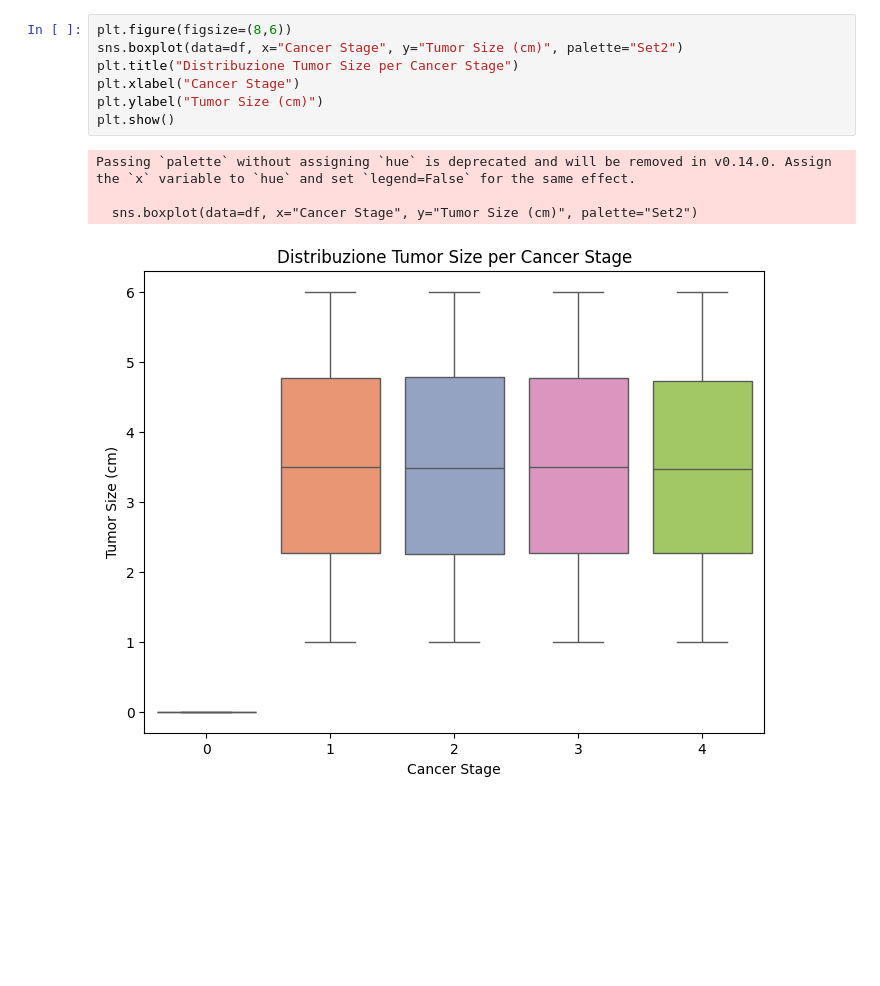
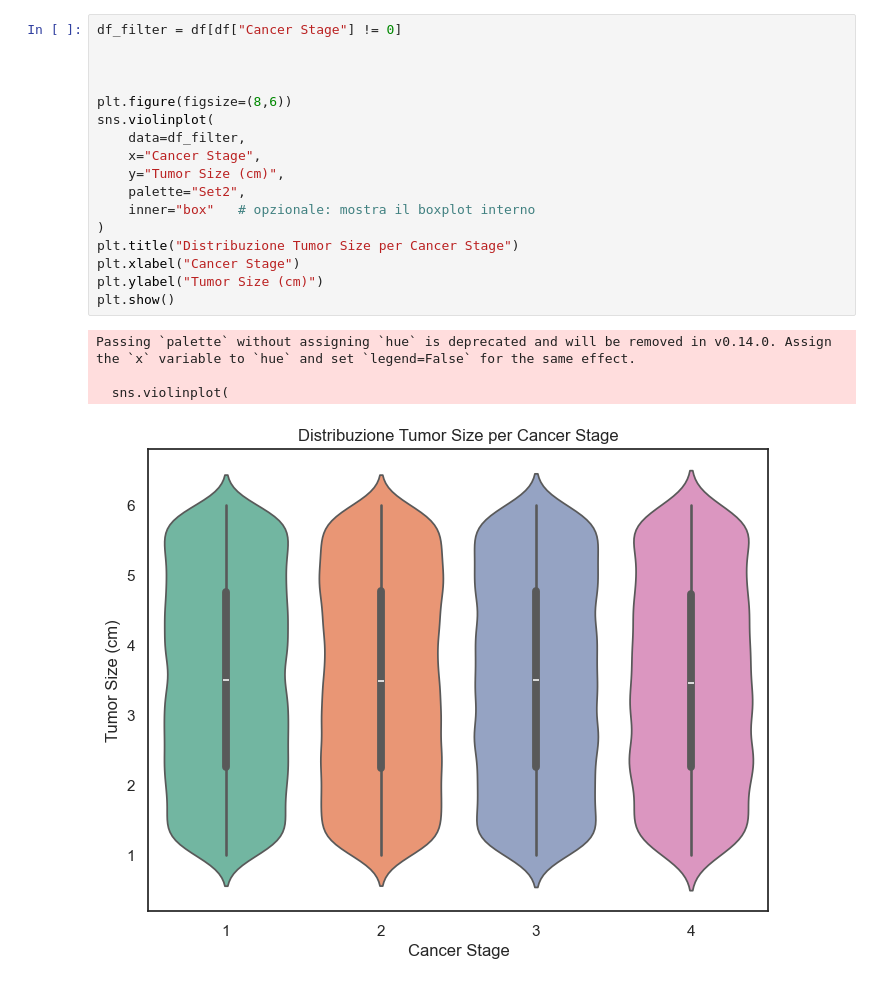
Before and after one commit to andreeriga/Scientific-Visualization-Magistrale, a Jupyter notebook: notebooks/oral.ipynb, the cells around one changed output. Drawn from its saved outputs; the diff is of its cells as text; blank space fills up the shorter version.

```diff
--- a/notebooks/oral.ipynb
+++ b/notebooks/oral.ipynb
@@ -61,15 +88,25 @@ plt.show()
 # %%
+df_filter = df[df["Cancer Stage"] != 0]
+
+
+
 plt.figure(figsize=(8,6))
-sns.boxplot(data=df, x="Cancer Stage", y="Tumor Size (cm)", palette="Set2")
+sns.violinplot(
+    data=df_filter,
+    x="Cancer Stage",
+    y="Tumor Size (cm)",
+    palette="Set2",
+    inner="box"   # opzionale: mostra il boxplot interno
+)
 plt.title("Distribuzione Tumor Size per Cancer Stage")
 plt.xlabel("Cancer Stage")
 plt.ylabel("Tumor Size (cm)")
 plt.show()
 # %% [output]
 Passing `palette` without assigning `hue` is deprecated and will be removed in v0.14.0. Assign the `x` variable to `hue` and set `legend=False` for the same effect.
 
-  sns.boxplot(data=df, x="Cancer Stage", y="Tumor Size (cm)", palette="Set2")
+  sns.violinplot(
-[figure, old version]
+[figure, new version]
 # %%
 col = "Gender"
 serie = df[col].value_counts(normalize=True)
```
Also changed, not shown: parts of 12 cells of this notebook.
